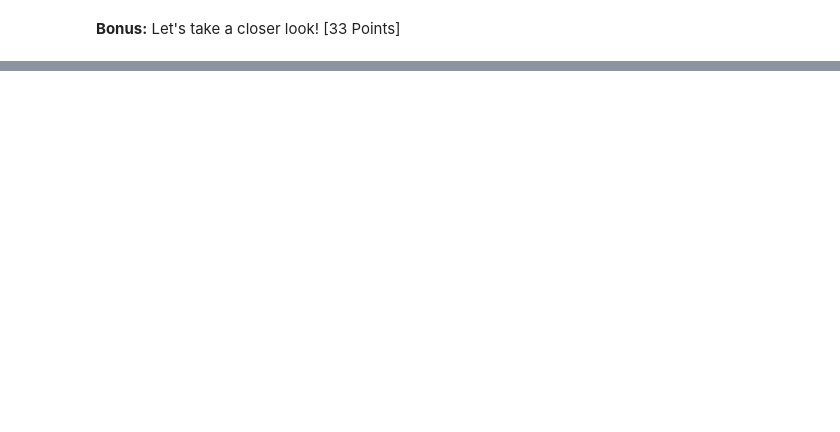
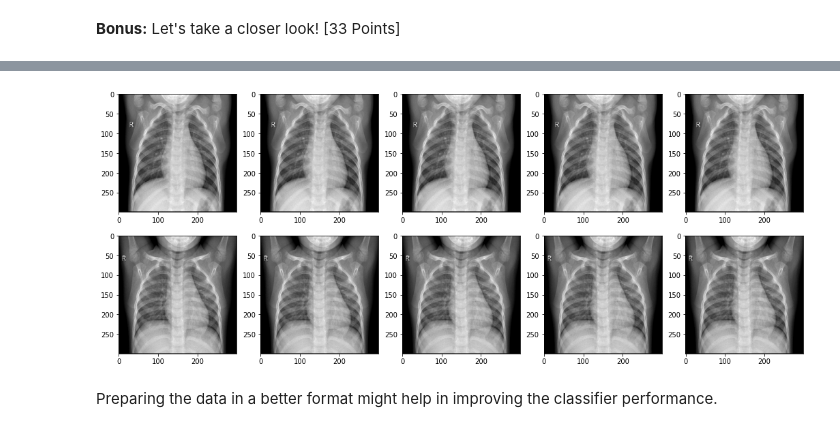
Before and after one commit to bostongfx/cs480student, a Jupyter notebook: CS480_Assignment_4_Kunal_Jain.ipynb, the cells around one changed output, grey strips where cells are left out. Saved outputs shown, nothing was run; the diff lists cells and outputs as text; code cells hidden in the pictures; blank space fills up the shorter version.

```diff
--- a/CS480_Assignment_4_Kunal_Jain.ipynb
+++ b/CS480_Assignment_4_Kunal_Jain.ipynb
@@ -254,8 +235,19 @@ imshow(np.resize(testing_data[79], (300, 300)), cmap='gray')
+# %%
+classified = np.where(testing_target == predictions)[0]
+# %%
+f, images_subplot = plt.subplots(2,5, figsize=(18,7))
+for i in range(2):
+  for j in range(5):
+    images_subplot[i][j].imshow(np.resize(testing_data[classified[i]], (300, 300)), cmap='gray')
+# %% [output]
+[figure, added]
 # %%
 # TODO: How can we improve the classification performance?
 # Hint: Ideas without code are fine as well.
 # %%
 # TODO: YOUR ANSWER
+# %% [markdown]
+Preparing the data in a better format might help in improving the classifier performance.
 # %%
 # Great job!!!
 #           ___
```
Also changed, not shown: parts of 16 cells of this notebook.
